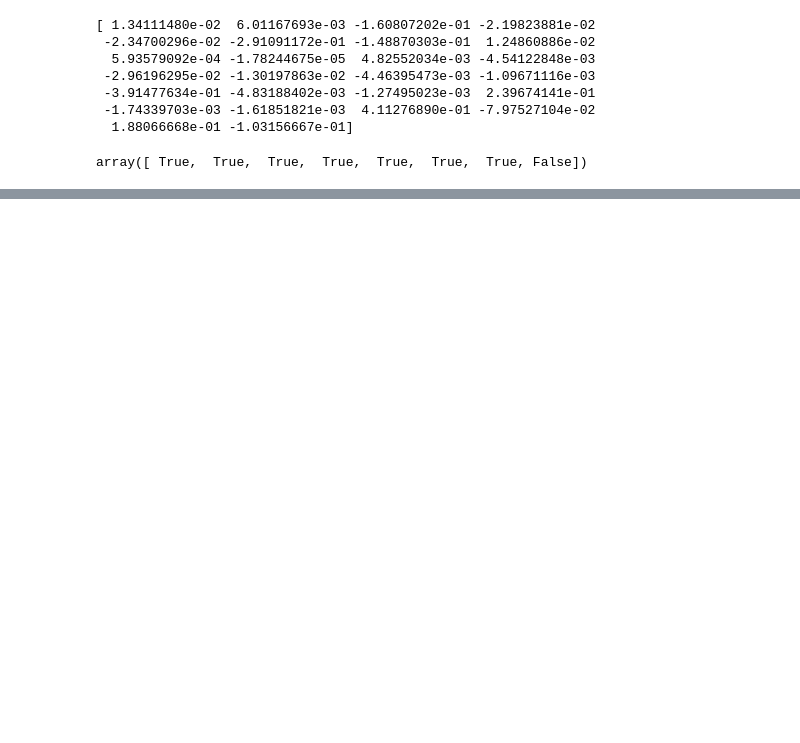
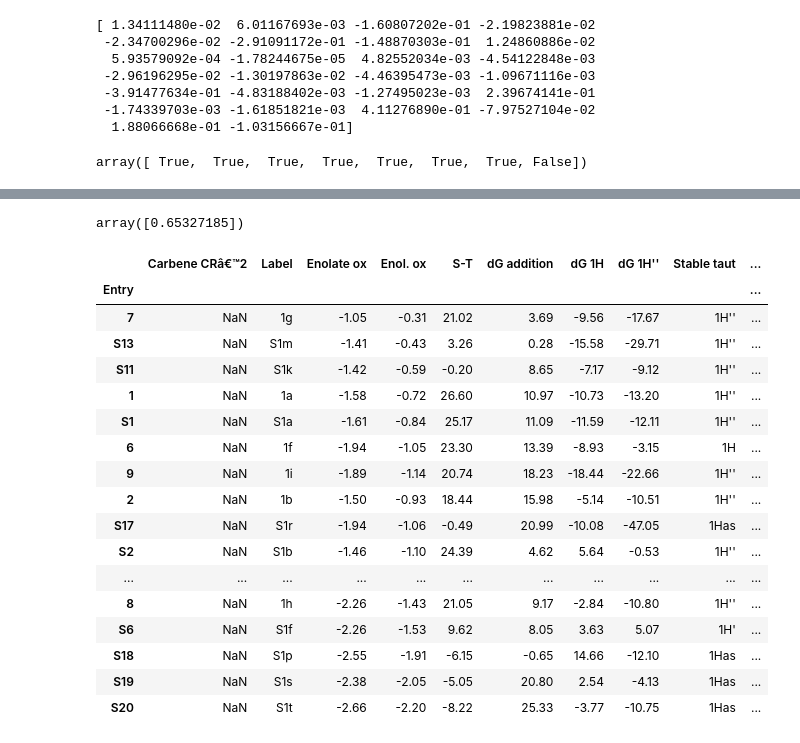
Before and after one commit to BaikgrpKAIST/FIGS-BIs_for_SET_catalysis, a Jupyter notebook: carbene-aldehyde_figures.ipynb, the cells around one changed output, grey strips where cells are left out. Saved outputs shown, nothing was run; the diff lists cells and outputs as text; code cells hidden in the pictures; blank space fills up the shorter version.

```diff
--- a/carbene-aldehyde_figures.ipynb
+++ b/carbene-aldehyde_figures.ipynb
@@ -1237,7 +1233,7 @@ for dataframe in dataframes:
     # Now attach compound labels. We do this in a second loop so that the overall
     # x limits of our figure are defined.
         ax.annotate(label_value[0], xy=(x, label_value[1]),
-                    xytext=(5, 0), textcoords="offset points",
+                    xytext=(4, 0), textcoords="offset points",
                     horizontalalignment="center",
                     verticalalignment="center",
                     weight='bold')
@@ -1260,7 +1256,7 @@ for dataframe in dataframes:
     i+=1
 
 plt.show()
-filename_png = "redpot_overview.png"
+filename_png = "buried_volumes.png"
 fig.savefig(filename_png, dpi=300)
 
 files.download(filename_png)
@@ -1270,0 +1445,25 @@ files.download(filename_png)
+# %%
+last_value_b - value
+# %% [output]
+array([0.65327185])
+# %%
+dataframe
+# %% [output]
+|  | Carbene CRâ€™2 | Label | Enolate ox | Enol. ox | S-T | dG addition | dG 1H | dG 1H'' | Stable taut | ... |
+| Entry |  |  |  |  |  |  |  |  |  | ... |
+| 7 | NaN | 1g | -1.05 | -0.31 | 21.02 | 3.69 | -9.56 | -17.67 | 1H'' | ... |
+| S13 | NaN | S1m | -1.41 | -0.43 | 3.26 | 0.28 | -15.58 | -29.71 | 1H'' | ... |
+| S11 | NaN | S1k | -1.42 | -0.59 | -0.20 | 8.65 | -7.17 | -9.12 | 1H'' | ... |
+| 1 | NaN | 1a | -1.58 | -0.72 | 26.60 | 10.97 | -10.73 | -13.20 | 1H'' | ... |
+| S1 | NaN | S1a | -1.61 | -0.84 | 25.17 | 11.09 | -11.59 | -12.11 | 1H'' | ... |
+| 6 | NaN | 1f | -1.94 | -1.05 | 23.30 | 13.39 | -8.93 | -3.15 | 1H | ... |
+| 9 | NaN | 1i | -1.89 | -1.14 | 20.74 | 18.23 | -18.44 | -22.66 | 1H'' | ... |
+| 2 | NaN | 1b | -1.50 | -0.93 | 18.44 | 15.98 | -5.14 | -10.51 | 1H'' | ... |
+| S17 | NaN | S1r | -1.94 | -1.06 | -0.49 | 20.99 | -10.08 | -47.05 | 1Has | ... |
+| S2 | NaN | S1b | -1.46 | -1.10 | 24.39 | 4.62 | 5.64 | -0.53 | 1H'' | ... |
+| ... | ... | ... | ... | ... | ... | ... | ... | ... | ... | ... |
+| 8 | NaN | 1h | -2.26 | -1.43 | 21.05 | 9.17 | -2.84 | -10.80 | 1H'' | ... |
+| S6 | NaN | S1f | -2.26 | -1.53 | 9.62 | 8.05 | 3.63 | 5.07 | 1H' | ... |
+| S18 | NaN | S1p | -2.55 | -1.91 | -6.15 | -0.65 | 14.66 | -12.10 | 1Has | ... |
+| S19 | NaN | S1s | -2.38 | -2.05 | -5.05 | 20.80 | 2.54 | -4.13 | 1Has | ... |
+| S20 | NaN | S1t | -2.66 | -2.20 | -8.22 | 25.33 | -3.77 | -10.75 | 1Has | ... |
```
Also changed, not shown: parts of 9 cells of this notebook, 2 other files.
